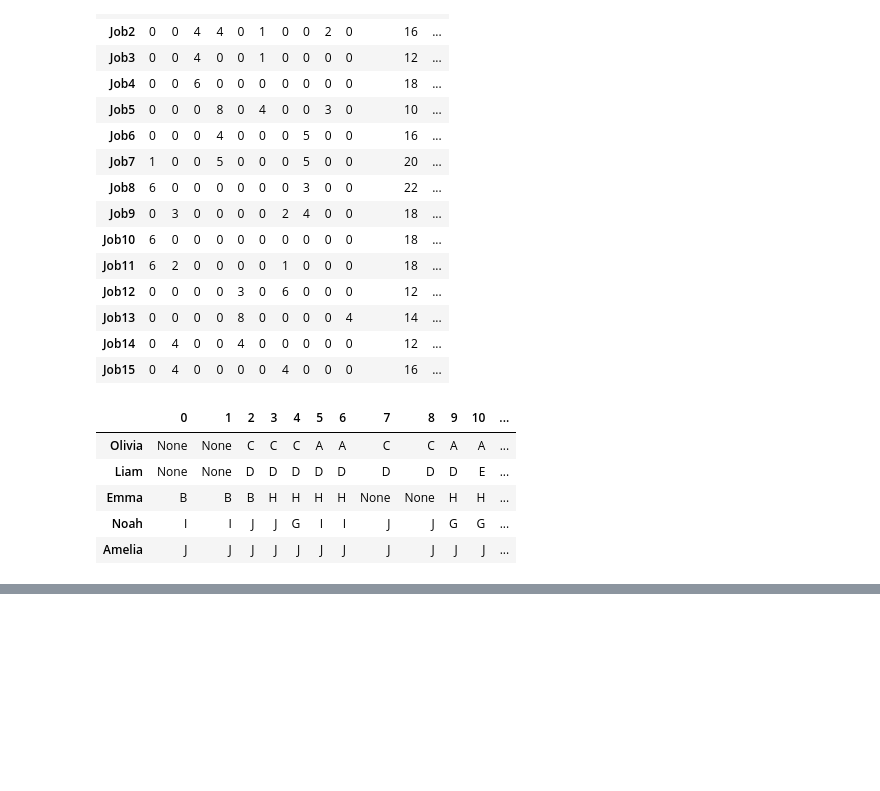
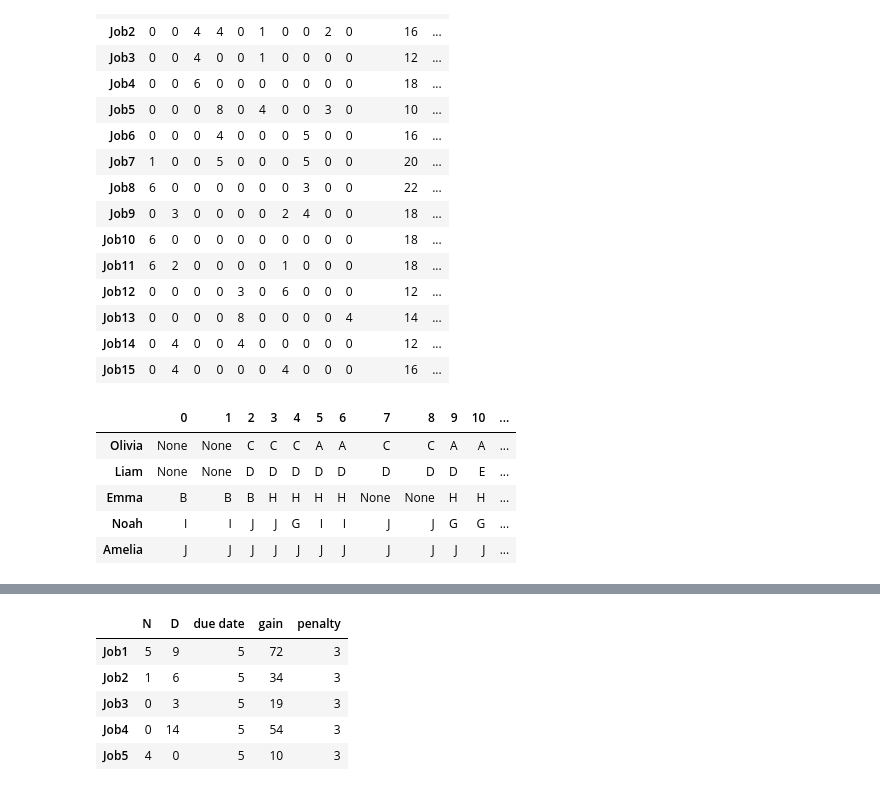
Before and after one commit to GuillaumeDugat/CompuOpti, a Jupyter notebook: plannings_modeling.ipynb, the cells around one changed output, grey strips where cells are left out. Drawn from its saved outputs; the diff is of its cells as text; code cells hidden in the pictures; blank space fills up the shorter version.

```diff
--- a/modeling.ipynb
+++ b/plannings_modeling.ipynb
@@ -478,11 +458,0 @@ def disply_worker_skills():
-# %%
-def highlight_cols(col):
-    return [f"color:black;background-color: {color}" for color in job_colors]
-
-def display_work_days():
-    res = pd.DataFrame(work_days_job_skill, index=jobs, columns=qualifications)
-    res["due date"] = pd.Series(due_dates_job, index=jobs)
-    res["gain"] = pd.Series(gains_job, index=jobs)
-    res["penalty"] = pd.Series(penalties_job, index=jobs)
-    res = res.style.apply(highlight_cols, axis=0)
-    return res
@@ -562,0 +565,9 @@ Max duration : 10.0
+# %%
+display_work_days(data)
+# %% [output]
+|  | N | D | due date | gain | penalty |
+| Job1 | 5 | 9 | 5 | 72 | 3 |
+| Job2 | 1 | 6 | 5 | 34 | 3 |
+| Job3 | 0 | 3 | 5 | 19 | 3 |
+| Job4 | 0 | 14 | 5 | 54 | 3 |
+| Job5 | 4 | 0 | 5 | 10 | 3 |
```
Also changed, not shown: parts of 22 cells of this notebook, 8 other files.
